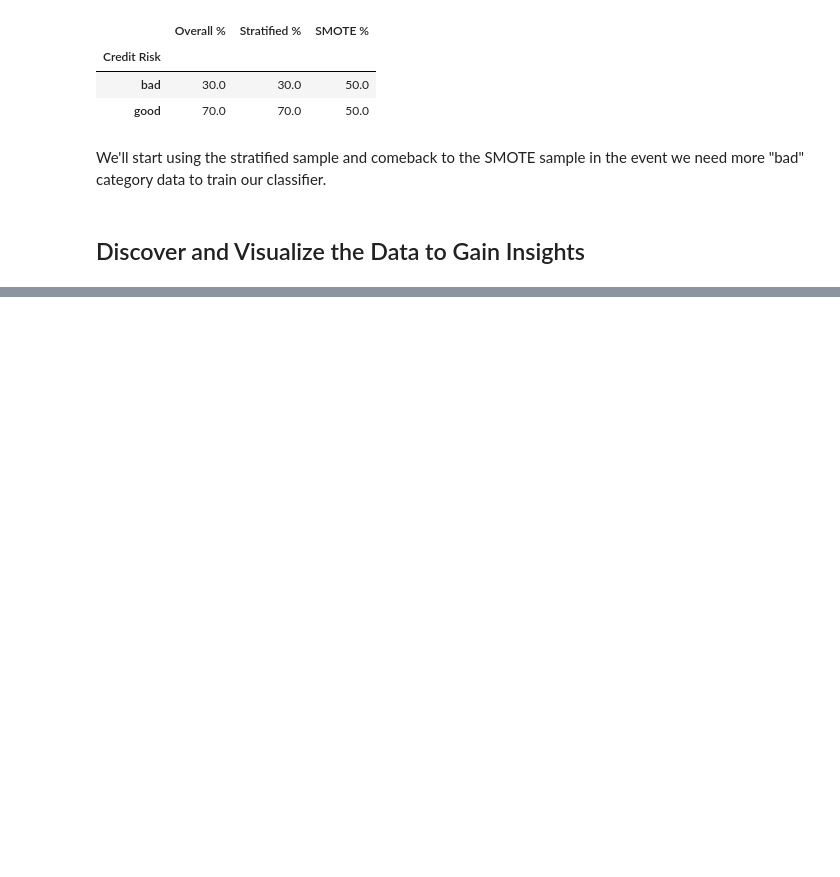
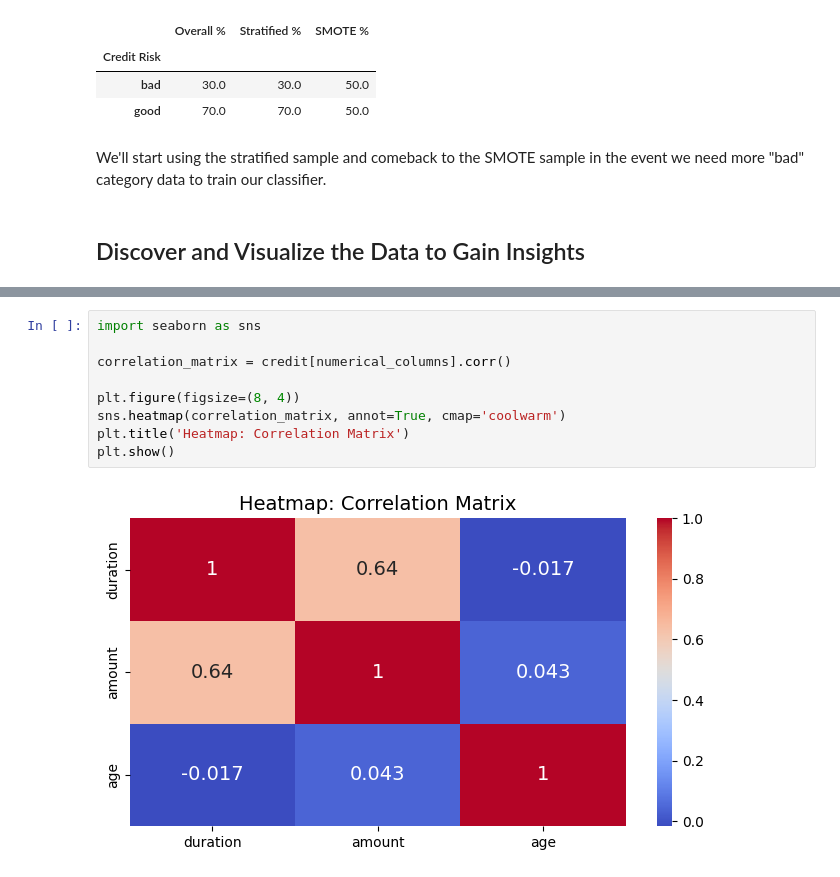
Before and after one commit to Gonzalo-Caro/Practicas-ML-NN, a Jupyter notebook: Additional Exercises/2. Classification.ipynb, the cells around one changed output, grey strips where cells are left out. Saved outputs shown, nothing was run; the diff lists cells and outputs as text; blank space fills up the shorter version.

```diff
--- a/Additional Exercises/2. Classification.ipynb
+++ b/Additional Exercises/2. Classification.ipynb
@@ -136,0 +148,11 @@ We'll start using the stratified sample and comeback to the SMOTE sample in the
+# %%
+import seaborn as sns
+
+correlation_matrix = credit[numerical_columns].corr()
+
+plt.figure(figsize=(8, 4))
+sns.heatmap(correlation_matrix, annot=True, cmap='coolwarm')
+plt.title('Heatmap: Correlation Matrix')
+plt.show()
+# %% [output]
+[figure, added]
```
Also changed, not shown: parts of 6 cells of this notebook, 1 other file.
